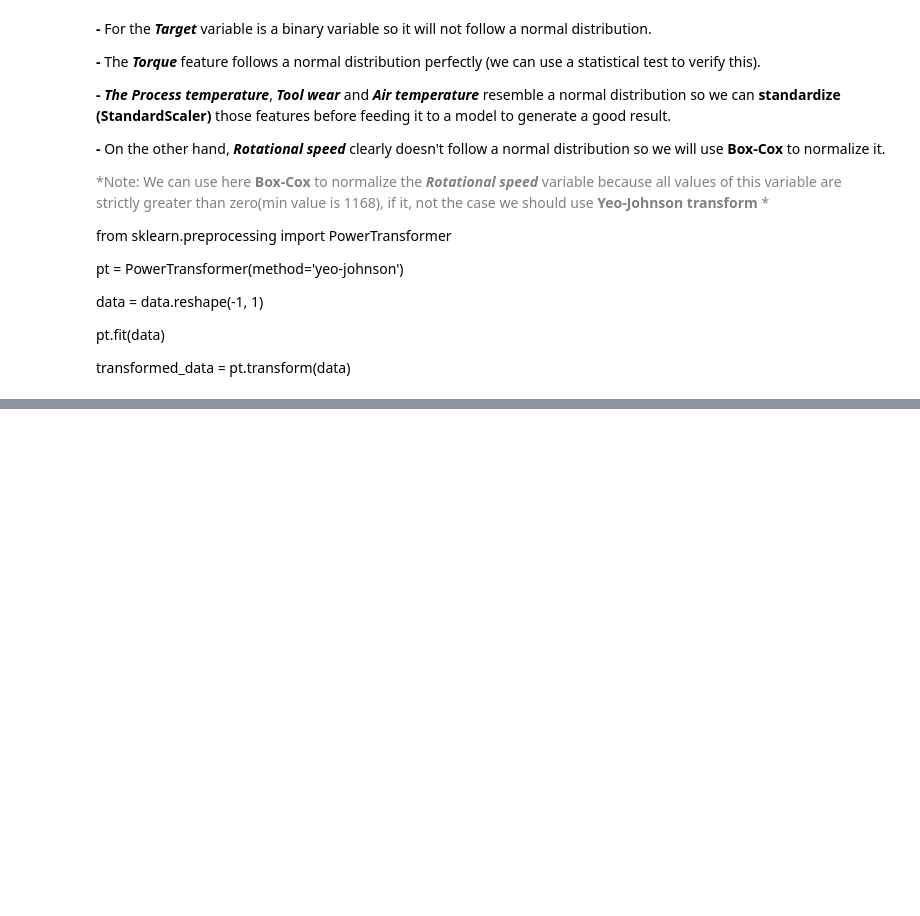
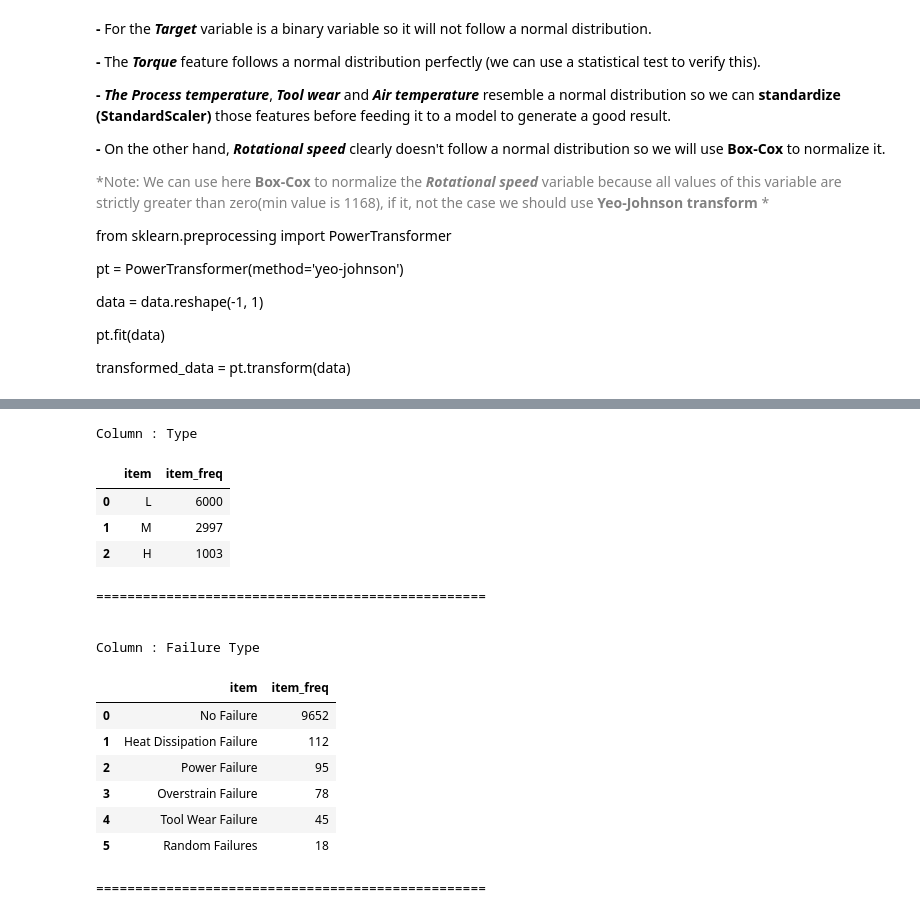
Before and after one commit to AmraniMohammed/Predictive-Maintenance, a Jupyter notebook: Predictive maintenance.ipynb, the cells around one changed output, grey strips where cells are left out. Saved outputs shown, nothing was run; the diff lists cells and outputs as text; code cells hidden in the pictures; blank space fills up the shorter version.

```diff
--- a/Predictive maintenance.ipynb
+++ b/Predictive maintenance.ipynb
@@ -160,0 +214,25 @@ transformed_data = pt.transform(data)
+# %%
+
+for col in cat_columns:
+    print("Column : " + col)
+    display(pd.DataFrame({'item':df[col].value_counts().index, 'item_freq':df[col].value_counts().values}))
+    print("=" * 50)
+    print("\n")
+# %% [output]
+Column : Type
+|  | item | item_freq |
+| 0 | L | 6000 |
+| 1 | M | 2997 |
+| 2 | H | 1003 |
+==================================================
+
+
+Column : Failure Type
+|  | item | item_freq |
+| 0 | No Failure | 9652 |
+| 1 | Heat Dissipation Failure | 112 |
+| 2 | Power Failure | 95 |
+| 3 | Overstrain Failure | 78 |
+| 4 | Tool Wear Failure | 45 |
+| 5 | Random Failures | 18 |
+==================================================
```
Also changed, not shown: parts of 14 cells of this notebook.
